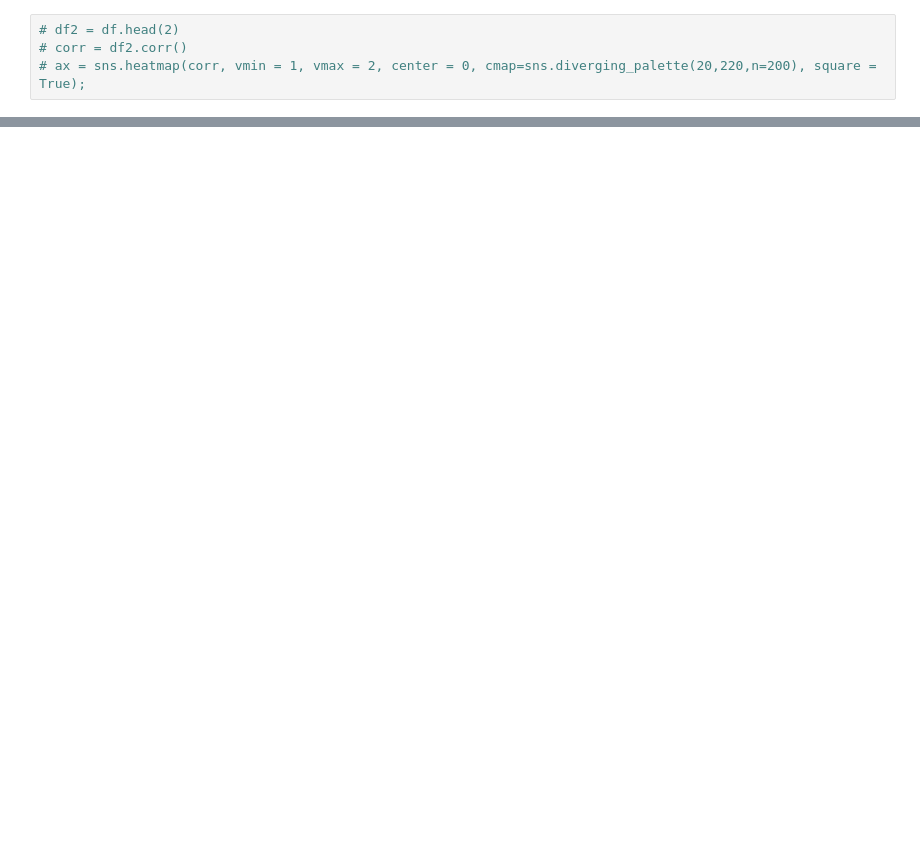
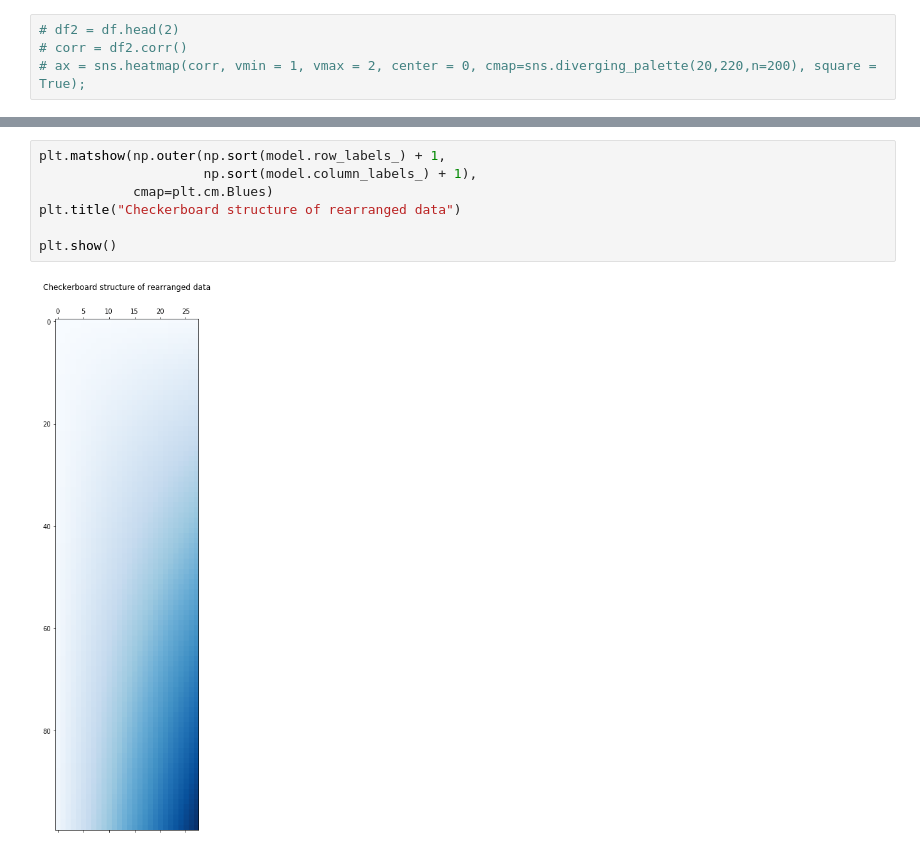
Before and after one commit to brendanwliu/joke_recommender, a Jupyter notebook: methods-visuals.ipynb, the cells around one changed output, grey strips where cells are left out. Cells and saved outputs as stored; diff of their text form; blank space fills up the shorter version.

```diff
--- a/methods-visuals.ipynb
+++ b/methods-visuals.ipynb
@@ -102,0 +155,9 @@ TruncatedSVD(algorithm='randomized', n_components=2, n_iter=5,
+# %%
+plt.matshow(np.outer(np.sort(model.row_labels_) + 1,
+                     np.sort(model.column_labels_) + 1),
+            cmap=plt.cm.Blues)
+plt.title("Checkerboard structure of rearranged data")
+
+plt.show()
+# %% [output]
+[figure, added]
```
Also changed, not shown: parts of 13 cells of this notebook.
